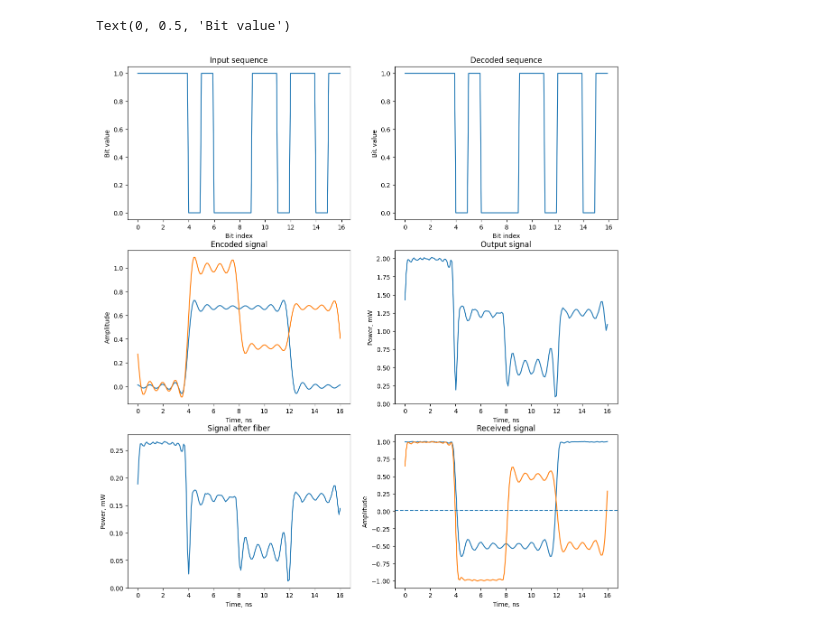
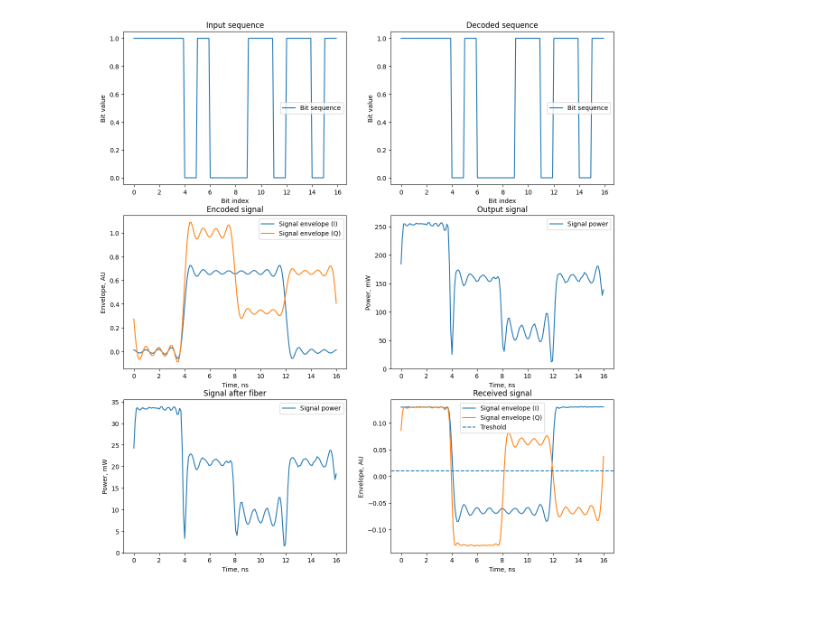
Before and after one commit to ivknv/tf-ofcs, a Jupyter notebook: optical_communication_system.ipynb, the cells around one changed output. Drawn from its saved outputs; the diff is of its cells as text; code cells hidden in the pictures.

Commit message:
Add helper functions for plotting signals

```diff
--- a/optical_communication_system.ipynb
+++ b/optical_communication_system.ipynb
@@ -16,5 +17,4 @@ To enable the following instructions: AVX2 FMA, in other operations, rebuild Ten
 # %%
-pam_order = 1
 data_rate = 1e9
 sampling_rate = data_rate * 10
 
@@ -52,80 +52,62 @@ encoder = System(components=[
 qam_transmitter = System(components=[
     QAMModulator(
         carrier_source=Transmitter(power=2e-3, linewidth=1e3, frequency_count=128)
     ),
     OpticalAWGN(level=-30.0)
 ])
 
-transmitter = System(components=[
-    PAMEncoder(sampling_rate=sampling_rate, data_rate=data_rate, order=pam_order),
-    lpf,
-    MachZehnderModulator(
-        carrier_source=Transmitter(power=2e-3, linewidth=10e9, frequency_count=128)
-    ),
-    OpticalAWGN(level=-30.0)
-])
-
 channel = OpticalFiber(attenuation=0.22, length=40.0, chromatic_dispersion=0.0)
-receiver = System(components=[Photodiode(), lpf])
 qam_receiver = QAMReceiver(
     photodiode=System(components=[Photodiode(), lpf])
 )
-decoder = PAMDecoder(data_rate=data_rate, order=pam_order)
 qam_decoder = QAMDecoder(
     data_rate=data_rate,
     constellation=qam16_constellation
 )
 
-system = System(components=[encoder, qam_transmitter, channel, qam_receiver, qam_decoder])
+input_signal = tf.constant([1, 1, 1, 1, 0, 1, 0, 0, 0, 1, 1, 0, 1, 1, 0, 1], dtype=tf.int32)
 
-input_signal = tf.constant([1, 1, 1, 1, 0, 1, 0, 0, 0, 1, 1, 0, 1, 1, 0, 1], dtype=tf.int32)
+system = System(components=[
+    encoder,
+    qam_transmitter,
+    channel,
+    qam_receiver,
+    qam_decoder
+])
+
 encoded_signal = encoder(input_signal)
 output_signal = qam_transmitter(encoded_signal)
 fiber_signal = channel(output_signal)
 received_signal = qam_receiver(fiber_signal)
 decoded_signal = qam_decoder(received_signal)
 
-fig, ((input_ax, decoded_ax), (encoded_ax, output_ax), (fiber_ax, received_ax)) = plt.subplots(3, 2)
+fig, ((input_ax, decoded_ax), (encoded_ax, output_ax), (fiber_ax, received_ax)) = plt.subplots(3, 2)  # type: ignore
 fig.set_size_inches(14, 15)
 
-input_ax.set_title("Input sequence")
-encoded_ax.set_title("Encoded signal")
-output_ax.set_title("Output signal")
-fiber_ax.set_title("Signal after fiber")
-received_ax.set_title("Received signal")
-decoded_ax.set_title("Decoded sequence")
+axes = [
+    (input_ax, "Input sequence"),
+    (encoded_ax, "Encoded signal"),
+    (output_ax, "Output signal"),
+    (fiber_ax, "Signal after fiber"),
+    (received_ax, "Received signal"),
+    (decoded_ax, "Decoded sequence")
+]
 
-input_ax.plot(np.arange(0, input_signal.numpy().size, 0.1), input_signal.numpy().repeat(10))
-input_ax.set_xlabel("Bit index")
-input_ax.set_ylabel("Bit value")
+plot_bitseq(input_signal, input_ax)
+plot_envelope(encoded_signal, encoded_ax)
+plot_power(output_signal, output_ax)
+plot_power(fiber_signal, fiber_ax)
 
-for signal in encoded_signal:
-    encoded_ax.plot(signal.timing.time * 1e9, signal.samples.numpy())
+plot_envelope(received_signal, received_ax)
+received_ax.axhline(qam_decoder.threshold * 1000, linestyle="--", label="Treshold")
 
-encoded_ax.set_xlabel("Time, ns")
-encoded_ax.set_ylabel("Amplitude")
+plot_bitseq(decoded_signal, decoded_ax)
 
-output_ax.plot(output_signal.timing.time * 1e9, np.sum(np.abs(output_signal.samples.numpy())**2 * 1000, axis=1))
-output_ax.set_xlabel("Time, ns")
-output_ax.set_ylabel("Power, mW")
-
-fiber_ax.plot(fiber_signal.timing.time * 1e9, np.sum(np.abs(fiber_signal.samples.numpy())**2 * 1000, axis=1))
-fiber_ax.set_xlabel("Time, ns")
-fiber_ax.set_ylabel("Power, mW")
-
-for signal in received_signal:
-    received_ax.plot(signal.timing.time * 1e9, normalize_signal(signal.samples).numpy())
-
-received_ax.axhline(decoder.threshold * 1000, linestyle="--")
-received_ax.set_xlabel("Time, ns")
-received_ax.set_ylabel("Amplitude")
-
-decoded_ax.plot(np.arange(0, decoded_signal.numpy().size, 0.1), decoded_signal.numpy().repeat(10))
-decoded_ax.set_xlabel("Bit index")
-decoded_ax.set_ylabel("Bit value")
+for ax, title in axes:
+    ax.set_title(title)
+    ax.legend()
 # %% [output]
-Text(0, 0.5, 'Bit value')
-[figure, old version]
+[figure, new version]
 # %%
 ber_tester = BERTester([system])
 # %%
```
Also changed, not shown: parts of 3 cells of this notebook, 1 other file.
